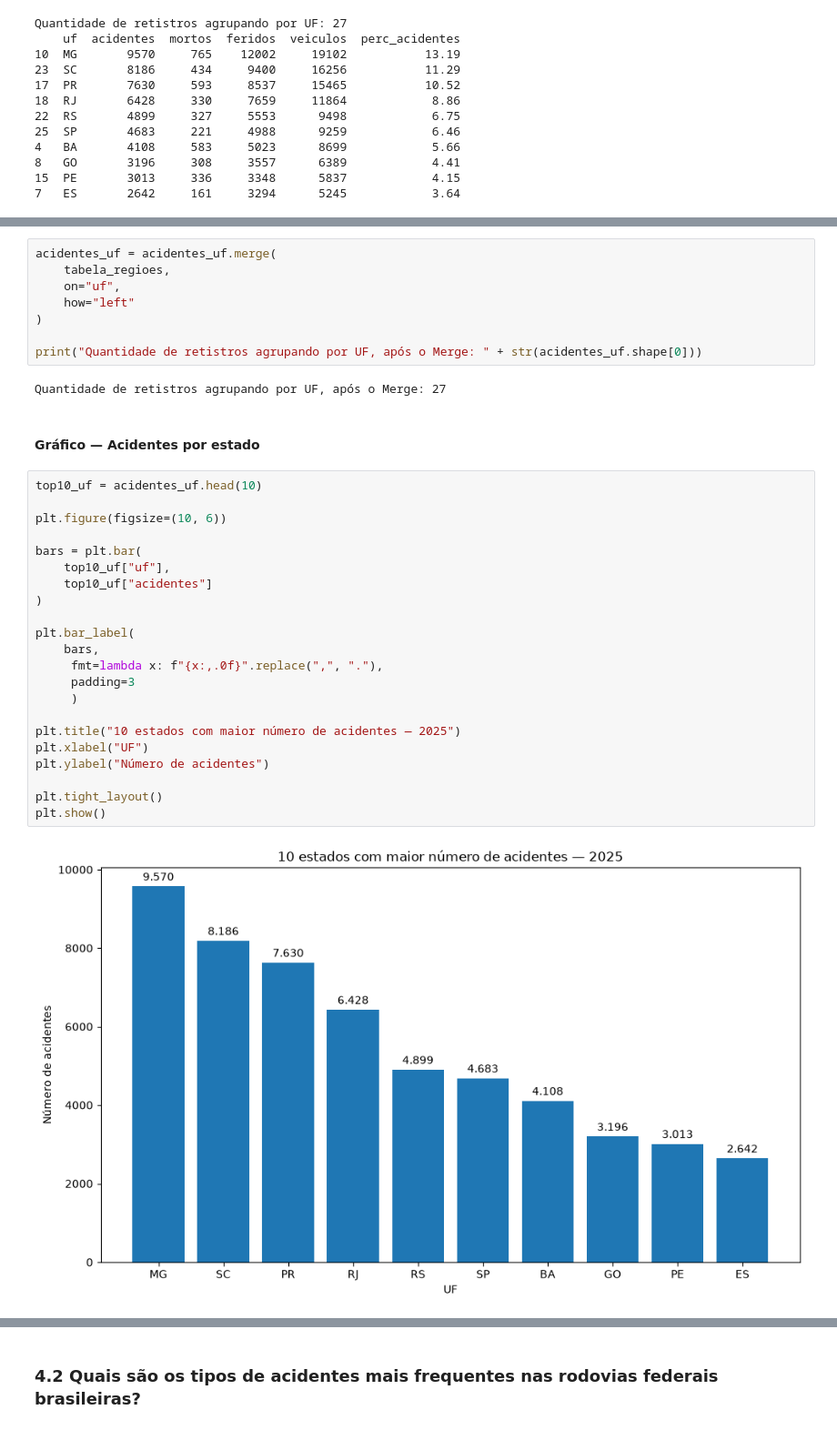
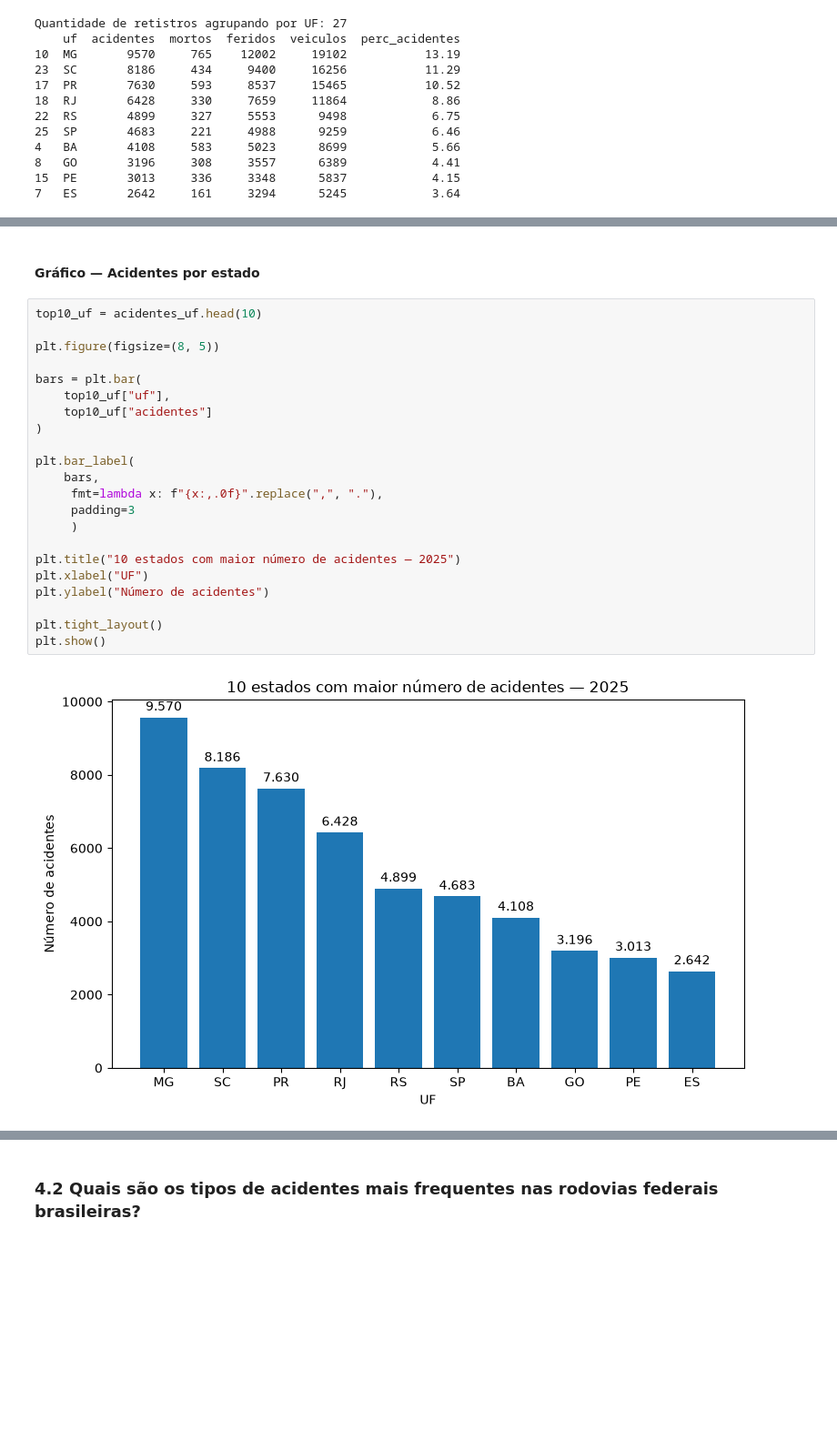
Before and after one commit to amalicef-sys/Projeto-Caixaverso-2026, a Jupyter notebook: notebook/analise_acidentes_2025.ipynb, the cells around one changed output, grey strips where cells are left out. Shown at 91% size. Saved outputs shown, nothing was run; the diff lists cells and outputs as text; blank space fills up the shorter version.

```diff
--- a/notebook/analise_acidentes_2025.ipynb
+++ b/notebook/analise_acidentes_2025.ipynb
@@ -2341,36 +2292,26 @@ tabela_regioes = pd.DataFrame(
-# %%
-acidentes_uf = acidentes_uf.merge(
-    tabela_regioes,
-    on="uf",
-    how="left"
-)
-
-print("Quantidade de retistros agrupando por UF, após o Merge: " + str(acidentes_uf.shape[0]))
-# %% [output]
-Quantidade de retistros agrupando por UF, após o Merge: 27
 # %% [markdown]
 #### Gráfico — Acidentes por estado
 # %%
 top10_uf = acidentes_uf.head(10)
 
-plt.figure(figsize=(10, 6))
+plt.figure(figsize=(8, 5))
 
 bars = plt.bar(
     top10_uf["uf"],
     top10_uf["acidentes"]
 )
 
 plt.bar_label(
     bars,
      fmt=lambda x: f"{x:,.0f}".replace(",", "."),
      padding=3
      )
 
 plt.title("10 estados com maior número de acidentes — 2025")
 plt.xlabel("UF")
 plt.ylabel("Número de acidentes")
 
 plt.tight_layout()
 plt.show()
 # %% [output]
-[figure, old version]
+[figure, new version]
```
Also changed, not shown: parts of 13 cells of this notebook, 1 other file.
